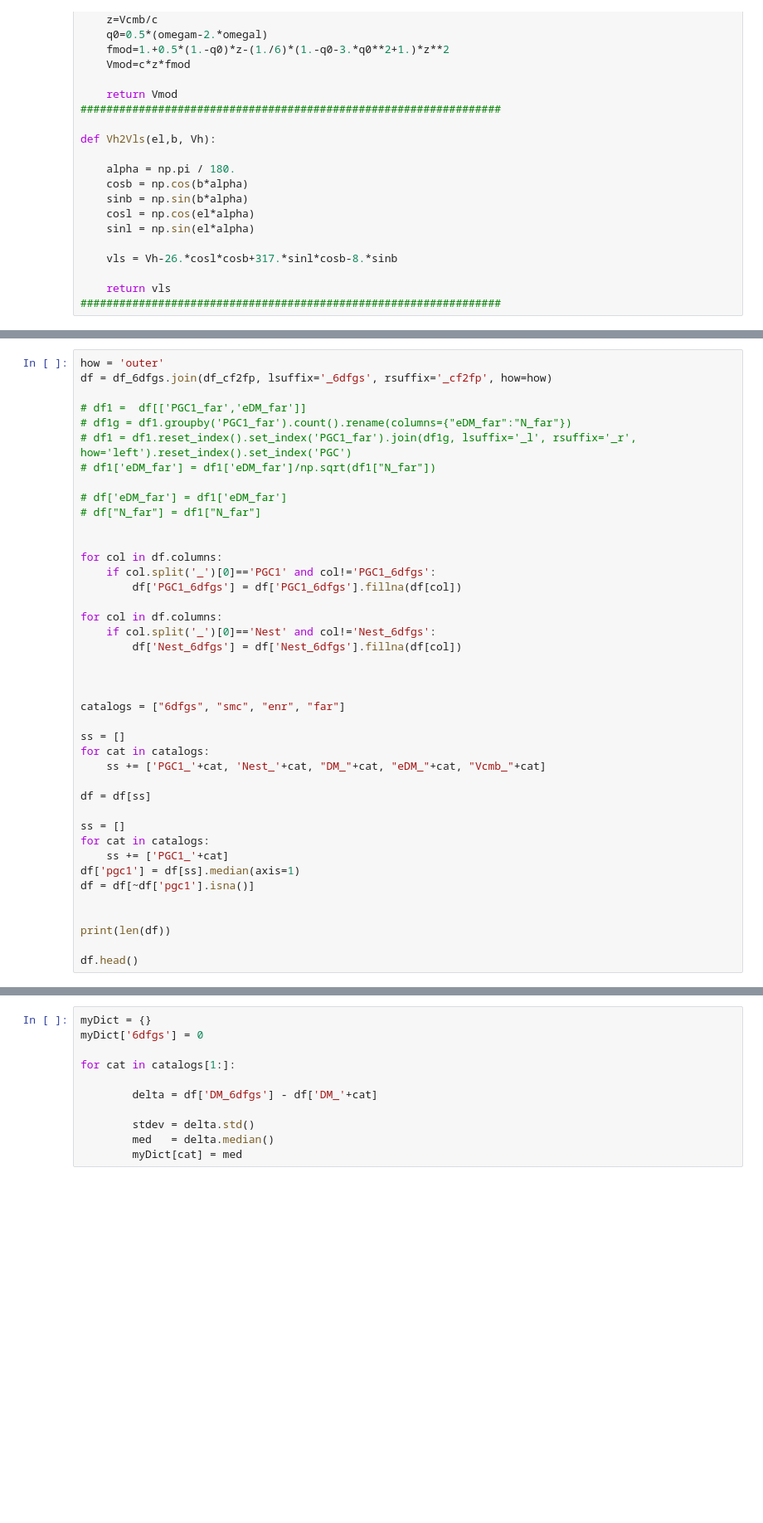
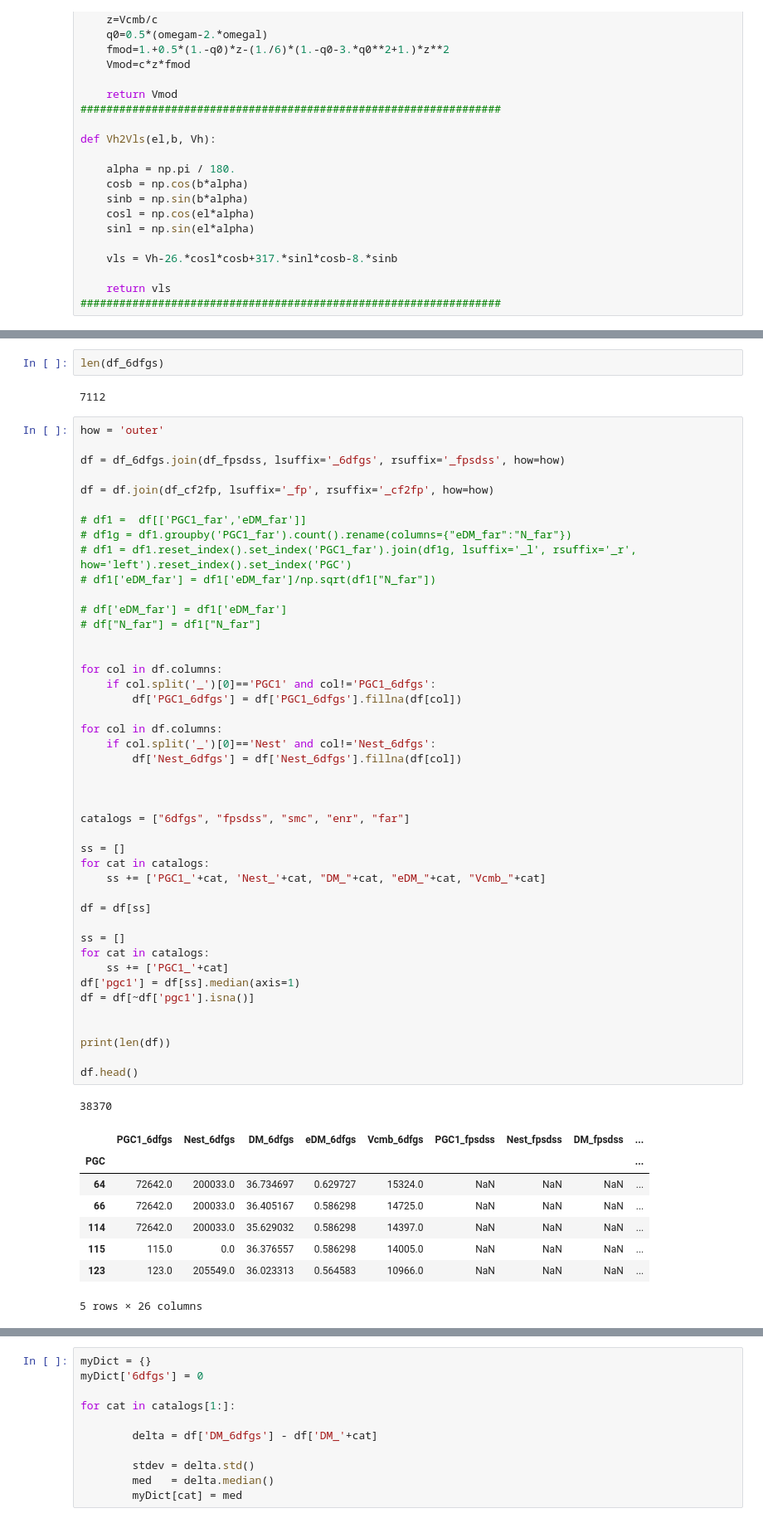
Before and after one commit to ekourkchi/CF4catalog, a Jupyter notebook: FP_groups.ipynb, the cells around one changed output, grey strips where cells are left out. Shown at 83% size. Drawn from its saved outputs; the diff is of its cells as text; blank space fills up the shorter version.

```diff
--- a/FP_groups.ipynb
+++ b/FP_groups.ipynb
@@ -132,6 +168,13 @@ del df_cf2fp['Vcmb']
+# %%
+len(df_6dfgs)
+# %% [output]
+7112
 # %%
 how = 'outer'
-df = df_6dfgs.join(df_cf2fp, lsuffix='_6dfgs', rsuffix='_cf2fp', how=how)
+
+df = df_6dfgs.join(df_fpsdss, lsuffix='_6dfgs', rsuffix='_fpsdss', how=how)
+
+df = df.join(df_cf2fp, lsuffix='_fp', rsuffix='_cf2fp', how=how)
 
 # df1 =  df[['PGC1_far','eDM_far']]
 # df1g = df1.groupby('PGC1_far').count().rename(columns={"eDM_far":"N_far"})
@@ -142,34 +185,44 @@ df = df_6dfgs.join(df_cf2fp, lsuffix='_6dfgs', rsuffix='_cf2fp', how=how)
 # df["N_far"] = df1["N_far"]
 
 
 for col in df.columns:
     if col.split('_')[0]=='PGC1' and col!='PGC1_6dfgs':
         df['PGC1_6dfgs'] = df['PGC1_6dfgs'].fillna(df[col])
 
 for col in df.columns:
     if col.split('_')[0]=='Nest' and col!='Nest_6dfgs':
         df['Nest_6dfgs'] = df['Nest_6dfgs'].fillna(df[col])
 
 
 
-catalogs = ["6dfgs", "smc", "enr", "far"]
+catalogs = ["6dfgs", "fpsdss", "smc", "enr", "far"]
 
 ss = []
 for cat in catalogs:
     ss += ['PGC1_'+cat, 'Nest_'+cat, "DM_"+cat, "eDM_"+cat, "Vcmb_"+cat]
 
 df = df[ss]
 
 ss = []
 for cat in catalogs:
     ss += ['PGC1_'+cat]
 df['pgc1'] = df[ss].median(axis=1)
 df = df[~df['pgc1'].isna()]
 
 
 print(len(df))
 
 df.head()
+# %% [output]
+38370
+|  | PGC1_6dfgs | Nest_6dfgs | DM_6dfgs | eDM_6dfgs | Vcmb_6dfgs | PGC1_fpsdss | Nest_fpsdss | DM_fpsdss | ... |
+| PGC |  |  |  |  |  |  |  |  | ... |
+| 64 | 72642.0 | 200033.0 | 36.734697 | 0.629727 | 15324.0 | NaN | NaN | NaN | ... |
+| 66 | 72642.0 | 200033.0 | 36.405167 | 0.586298 | 14725.0 | NaN | NaN | NaN | ... |
+| 114 | 72642.0 | 200033.0 | 35.629032 | 0.586298 | 14397.0 | NaN | NaN | NaN | ... |
+| 115 | 115.0 | 0.0 | 36.376557 | 0.586298 | 14005.0 | NaN | NaN | NaN | ... |
+| 123 | 123.0 | 205549.0 | 36.023313 | 0.564583 | 10966.0 | NaN | NaN | NaN | ... |
+5 rows × 26 columns
 # %%
 for cat in catalogs:
     df['Vmod_'+cat] = Vcmb2Vmod(df['Vcmb_'+cat])
```
Also changed, not shown: parts of 12 cells of this notebook, 5 other files.
